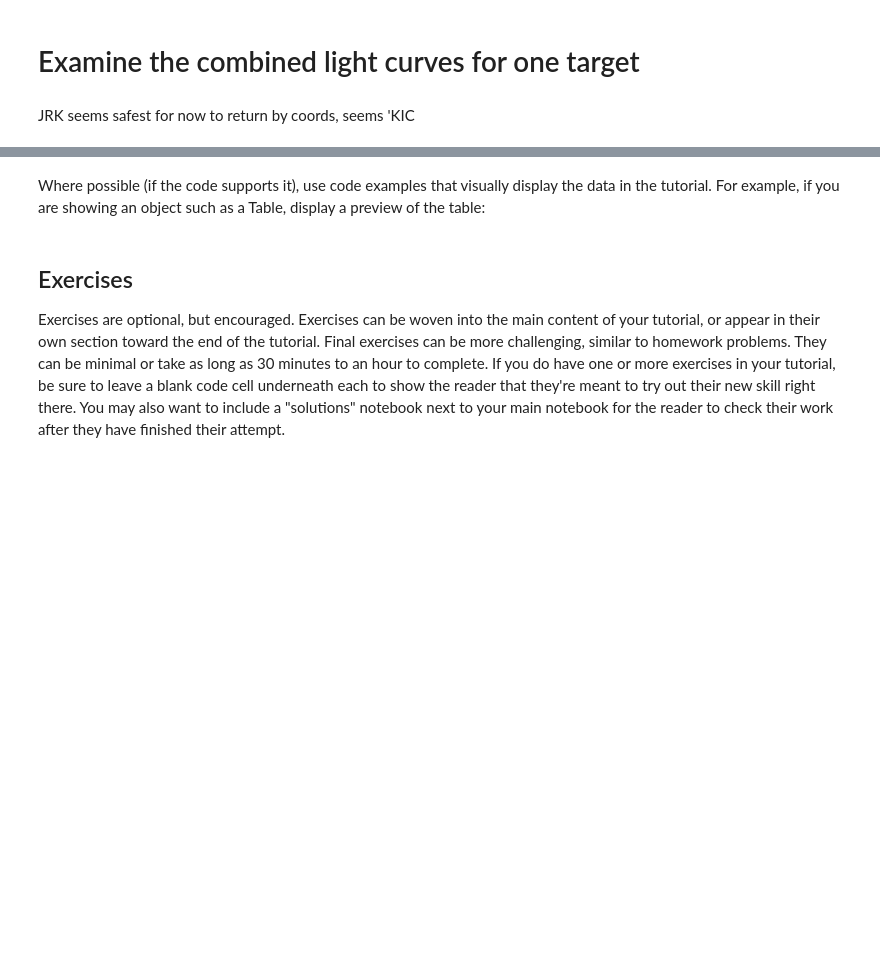
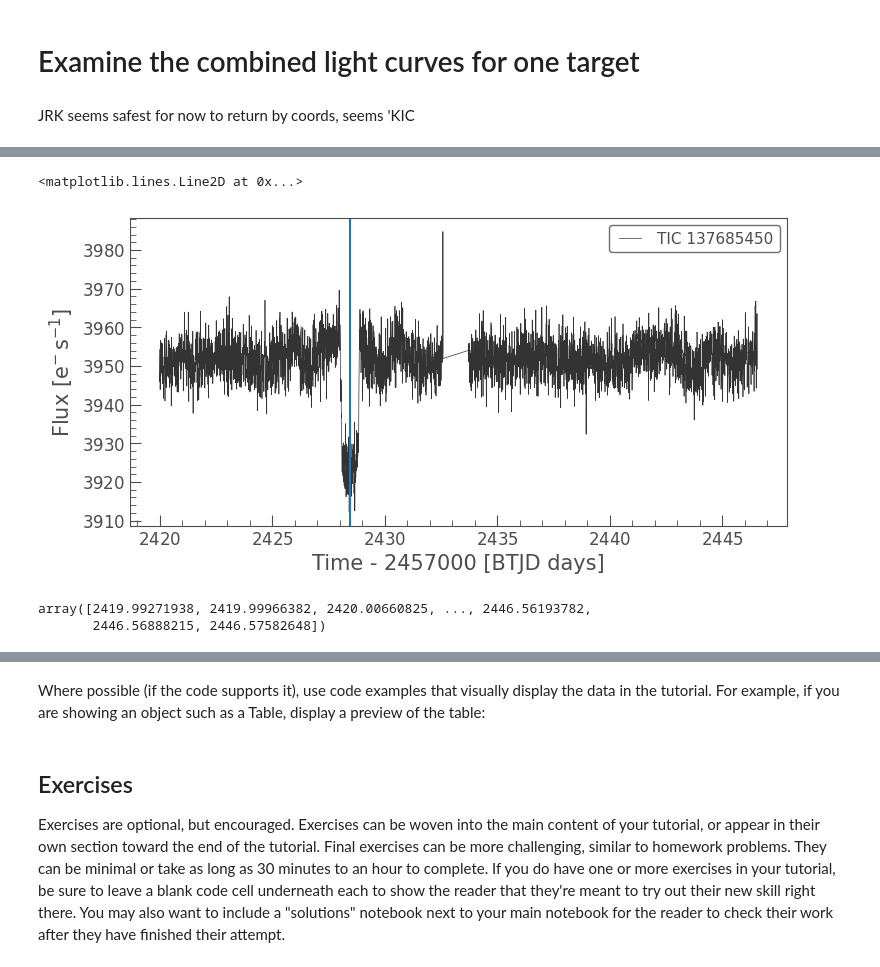
Before and after one commit to spacetelescope/project-tikebook, a Jupyter notebook: kepler_counterparts/kepler_counterparts.ipynb, the cells around one changed output, grey strips where cells are left out. Saved outputs shown, nothing was run; the diff lists cells and outputs as text; code cells hidden in the pictures; blank space fills up the shorter version.

Commit message:
Visualize a transit in TESS! Lots of extra junk, need to clean up.

```diff
--- a/kepler_counterparts/kepler_counterparts.ipynb
+++ b/kepler_counterparts/kepler_counterparts.ipynb
@@ -295,0 +590,4 @@ print(tab[2])
+# %%
+# Further narrow down our table to those observations with TESS observations in the right timeframe.
+tab=tab[tab['TESS timed']>0]
+print(tab['kepid','tce_depth','TESS fast','TESS timed','Predicted Time MJD 1','Predicted Time MJD 2'])
@@ -354,0 +625,13 @@ Length = 23 rows
+# %%
+i=0
+row=tab[i]
+# %%
+# Now actually query the observation table
+time=Time(row['Predicted Time MJD 1'],format='mjd')
+obs_table = Observations.query_criteria(target_name=row['TIC'],
+                                              project='TESS',obs_collection='HLSP',
+                                              dataproduct_type='timeseries',
+                                              t_exptime=[20.0,600.0],
+                                              t_min=[time.value-27,time.value-1],
+                                              t_max=[time.value+1,time.value+27])
+obs_table
@@ -354,0 +644,12 @@ Length = 23 rows
+# %%
+# Maybe don't use lightkurve? Would have to go through the list of results from there.
+data_prod = Observations.get_product_list(obs_table[0])
+data_prod
+
+# I cannot seem to get filter_products to work. Nothing distinguishes these two except the ending of the dataURI and productFilename
+#filt_prod = Observations.filter_products(data_prod, productFilename='*lc.fits')
+#print(filt_prod)
+
+# Download the product from AWS S3
+Observations.enable_cloud_dataset(provider='AWS')
+manifest = Observations.download_products(data_prod[0], cloud_only=True)
@@ -354,0 +659,14 @@ Length = 23 rows
+# %%
+lc=lk.read(manifest['Local Path'][0])
+lc.plot()
+plt.axvline(time.jd-2457000)
+# %% [output]
+<matplotlib.lines.Line2D at 0x...>
+[figure, added]
+# %%
+fits_image_filename=manifest['Local Path'][0]
+hdul = fits.open(fits_image_filename)
+plt.plot(hdul[1].data['TIME']
+# %% [output]
+array([2419.99271938, 2419.99966382, 2420.00660825, ..., 2446.56193782,
+       2446.56888215, 2446.57582648])
```
Also changed, not shown: parts of 49 cells of this notebook.
